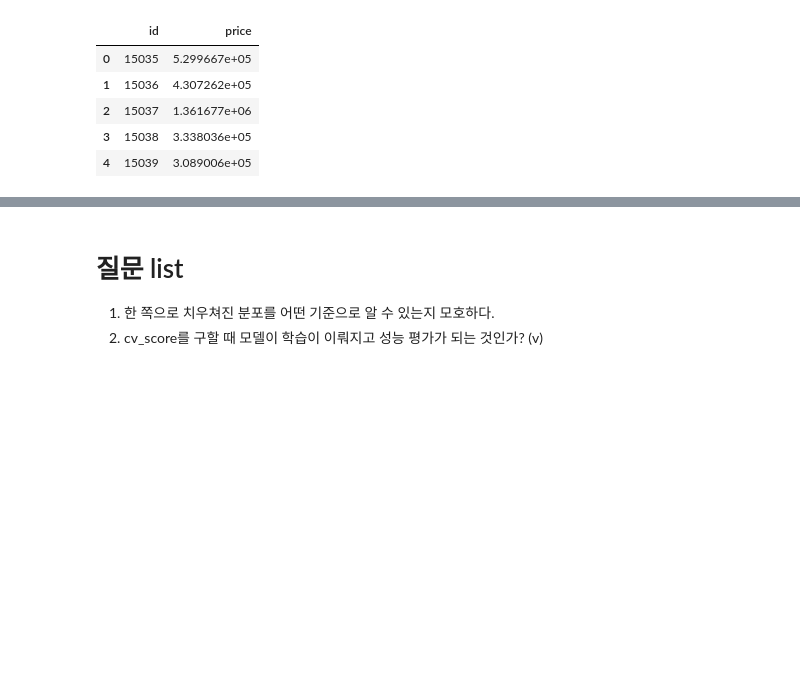
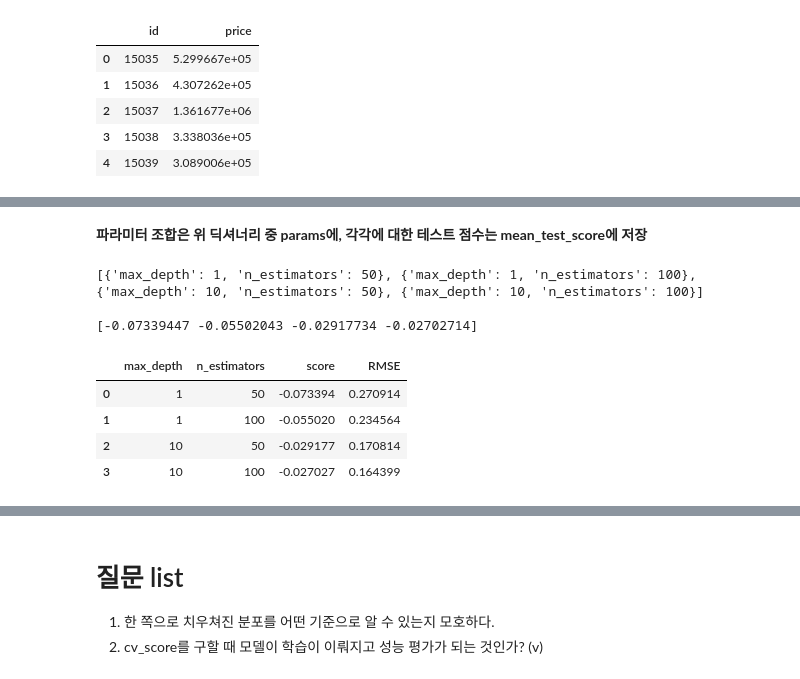
Before and after one commit to 3n952/aiffel_6, a Jupyter notebook: ex02/ex02_pr.ipynb, the cells around one changed output, grey strips where cells are left out. Drawn from its saved outputs; the diff is of its cells as text; code cells hidden in the pictures; blank space fills up the shorter version.

```diff
--- a/ex02/ex02_pr.ipynb
+++ b/ex02/ex02_pr.ipynb
@@ -370,0 +556,13 @@ result.to_csv('submission.csv', index =False)
+# %%
+#딕셔너리형태
+param_grid = {
+    'n_estimators': [50, 100],
+    'max_depth': [1, 10],
+}
+# %%
+#gridsearchcv 실행순서 : 모델 초기화, 학습시키기 -> 모든 파라미터 조합의 실험
+grid_model = GridSearchCV(models[2], param_grid=param_grid, \
+                        scoring='neg_mean_squared_error', \
+                        cv=5, verbose=1, n_jobs=5)
+
+grid_model.fit(train, y)
@@ -370,0 +596,24 @@ result.to_csv('submission.csv', index =False)
+# %% [markdown]
+**파라미터 조합은 위 딕셔너리 중 params에, 각각에 대한 테스트 점수는 mean_test_score에 저장**
+# %%
+params = grid_model.cv_results_['params']
+score = grid_model.cv_results_['mean_test_score']
+print(params)
+print()
+print(score)
+# %% [output]
+[{'max_depth': 1, 'n_estimators': 50}, {'max_depth': 1, 'n_estimators': 100}, {'max_depth': 10, 'n_estimators': 50}, {'max_depth': 10, 'n_estimators': 100}]
+
+[-0.07339447 -0.05502043 -0.02917734 -0.02702714]
+# %%
+param_df= pd.DataFrame(params)
+param_df['score'] = score
+# %%
+param_df['RMSE'] = np.sqrt(-1 * param_df['score'])
+param_df
+# %% [output]
+|  | max_depth | n_estimators | score | RMSE |
+| 0 | 1 | 50 | -0.073394 | 0.270914 |
+| 1 | 1 | 100 | -0.055020 | 0.234564 |
+| 2 | 10 | 50 | -0.029177 | 0.170814 |
+| 3 | 10 | 100 | -0.027027 | 0.164399 |
```
Also changed, not shown: parts of 37 cells of this notebook, 1 other file.
